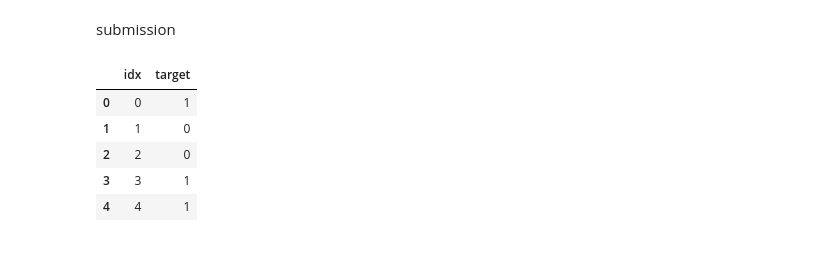
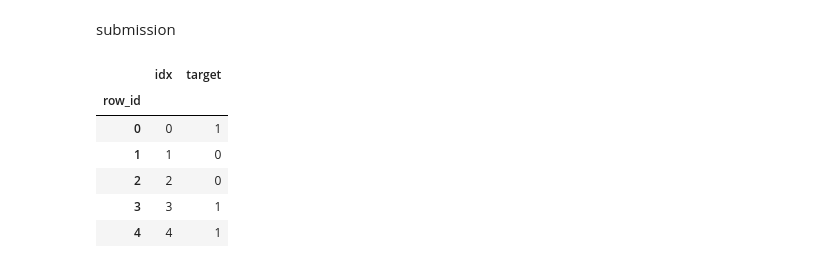
Before and after one commit to toutatsu/kaggle, a Jupyter notebook: template.ipynb, the cells around one changed output. Cells and saved outputs as stored; diff of their text form; code cells hidden in the pictures.

```diff
--- a/template.ipynb
+++ b/template.ipynb
@@ -160,13 +170,18 @@ submission
 # %%
-submission=pd.DataFrame(columns=['idx','target'])
+submission=pd.DataFrame(index=pd.Series(name='row_id',dtype='int'),columns=['idx','target'])
+
 
 submission.idx=range(5)
 submission.target=[1,0,0,1,1]
+
+#submission.sort_index(inplace=True)
+
 #submission.to_csv("submission.csv",index=idx)
 
 submission.head()
 # %% [output]
 |  | idx | target |
+| row_id |  |  |
 | 0 | 0 | 1 |
 | 1 | 1 | 0 |
 | 2 | 2 | 0 |
```
Also changed, not shown: parts of 8 cells of this notebook, 7 other files.
